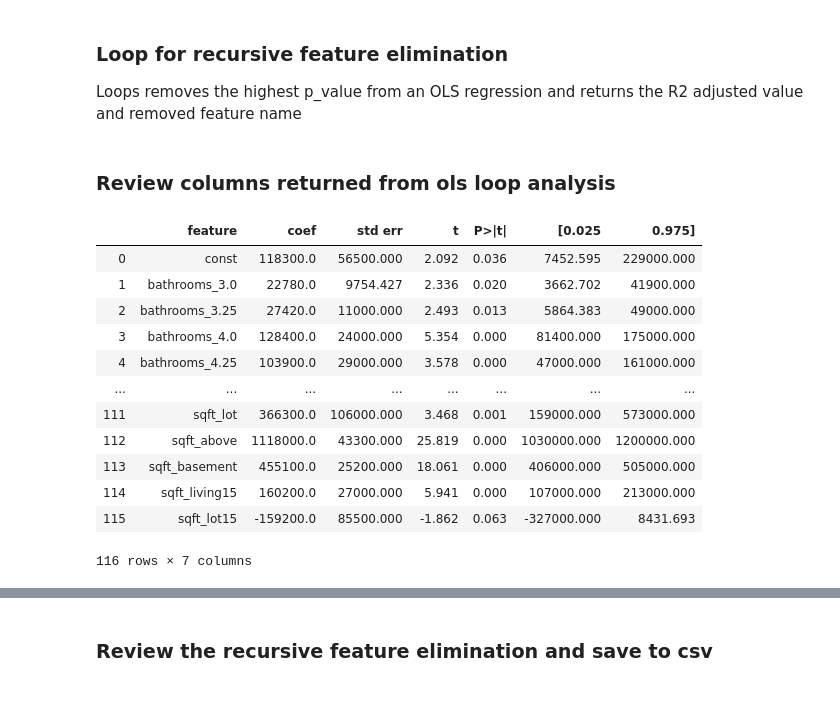
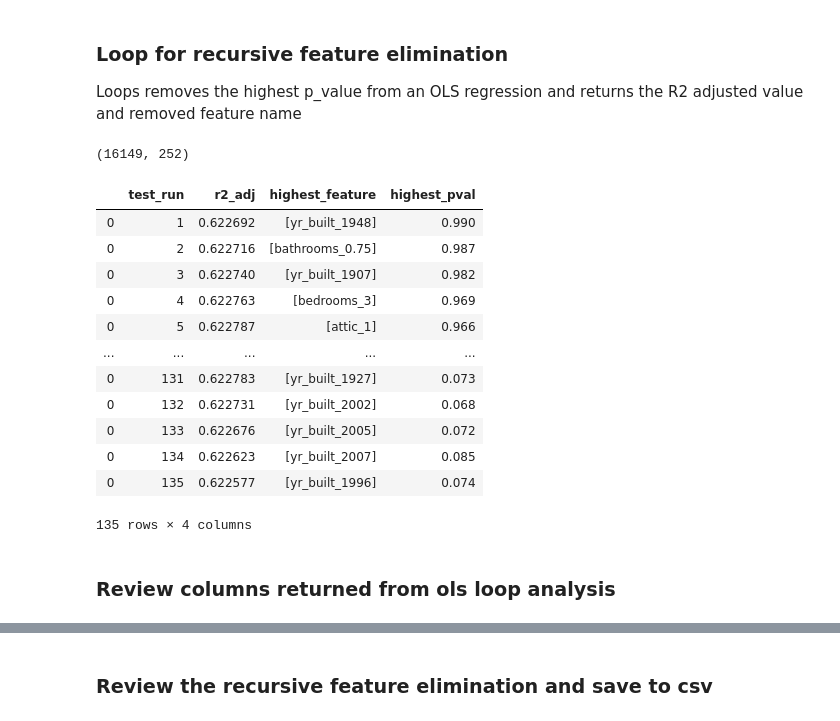
Before and after one commit to jaybee202/mod2_project, a Jupyter notebook: ols_pvalue_analysis_RFE_v2.ipynb, the cells around one changed output, grey strips where cells are left out. Drawn from its saved outputs; the diff is of its cells as text; code cells hidden in the pictures.

```diff
--- a/ols_pvalue_analysis_RFE_v2.ipynb
+++ b/ols_pvalue_analysis_RFE_v2.ipynb
@@ -106,14 +109,14 @@ tr.set_yticklabels(ylabels);
 # %% [markdown]
 Remove y_train outliers
 # %%
-ind = np.argpartition(y_train, -1)[-2:]
-print(ind)
-print(y_train[ind])
+# ind = np.argpartition(y_train, -1)[-2:]
+# print(ind)
+# print(y_train[ind])
 
-y_train2 = np.delete(y_train, 7358, 0)
-y_train2 = np.delete(y_train2, 2194, 0)
-x_train2 = X_train.drop(index=7358)
-x_train2 = x_train2.drop(index=2194)
+# y_train2 = np.delete(y_train, 7358, 0)
+# y_train2 = np.delete(y_train2, 2194, 0)
+# x_train2 = X_train.drop(index=7358)
+# x_train2 = x_train2.drop(index=2194)
 # %% [output]
 [16147  7358]
 [ 467000. 7060000.]
@@ -148,6 +151,10 @@ tr2.set_yticklabels(ylabels);
 # %% [markdown]
 ### Loop for recursive feature elimination
 Loops removes the highest p_value from an OLS regression and returns the R2 adjusted value and removed feature name
+# %%
+X_train.shape
+# %% [output]
+(16149, 252)
 # %%
 run = 0
 for run in range(1, 136):
@@ -164,24 +171,18 @@ for run in range(1, 136):
+# %%
+all_df
+# %% [output]
+|  | test_run | r2_adj | highest_feature | highest_pval |
+| 0 | 1 | 0.622692 | [yr_built_1948] | 0.990 |
+| 0 | 2 | 0.622716 | [bathrooms_0.75] | 0.987 |
+| 0 | 3 | 0.622740 | [yr_built_1907] | 0.982 |
+| 0 | 4 | 0.622763 | [bedrooms_3] | 0.969 |
+| 0 | 5 | 0.622787 | [attic_1] | 0.966 |
+| ... | ... | ... | ... | ... |
+| 0 | 131 | 0.622783 | [yr_built_1927] | 0.073 |
+| 0 | 132 | 0.622731 | [yr_built_2002] | 0.068 |
+| 0 | 133 | 0.622676 | [yr_built_2005] | 0.072 |
+| 0 | 134 | 0.622623 | [yr_built_2007] | 0.085 |
+| 0 | 135 | 0.622577 | [yr_built_1996] | 0.074 |
+135 rows × 4 columns
 # %% [markdown]
 ### Review columns returned from ols loop analysis
-# %%
-ot_est, results = onetime_ols(x_chop, y_train2)
-results_as_html = results.tables[1].as_html()
-results_df = pd.read_html(results_as_html, header=0, index_col=0)[0]
-results_df = results_df.reset_index()
-results_df = results_df.rename(columns={'index':'feature'})
-
-results_df;
-# %% [output]
-|  | feature | coef | std err | t | P>|t| | [0.025 | 0.975] |
-| 0 | const | 118300.0 | 56500.000 | 2.092 | 0.036 | 7452.595 | 229000.000 |
-| 1 | bathrooms_3.0 | 22780.0 | 9754.427 | 2.336 | 0.020 | 3662.702 | 41900.000 |
-| 2 | bathrooms_3.25 | 27420.0 | 11000.000 | 2.493 | 0.013 | 5864.383 | 49000.000 |
-| 3 | bathrooms_4.0 | 128400.0 | 24000.000 | 5.354 | 0.000 | 81400.000 | 175000.000 |
-| 4 | bathrooms_4.25 | 103900.0 | 29000.000 | 3.578 | 0.000 | 47000.000 | 161000.000 |
-| ... | ... | ... | ... | ... | ... | ... | ... |
-| 111 | sqft_lot | 366300.0 | 106000.000 | 3.468 | 0.001 | 159000.000 | 573000.000 |
-| 112 | sqft_above | 1118000.0 | 43300.000 | 25.819 | 0.000 | 1030000.000 | 1200000.000 |
-| 113 | sqft_basement | 455100.0 | 25200.000 | 18.061 | 0.000 | 406000.000 | 505000.000 |
-| 114 | sqft_living15 | 160200.0 | 27000.000 | 5.941 | 0.000 | 107000.000 | 213000.000 |
-| 115 | sqft_lot15 | -159200.0 | 85500.000 | -1.862 | 0.063 | -327000.000 | 8431.693 |
-116 rows × 7 columns
```
Also changed, not shown: parts of 6 cells of this notebook, 8 other files.
